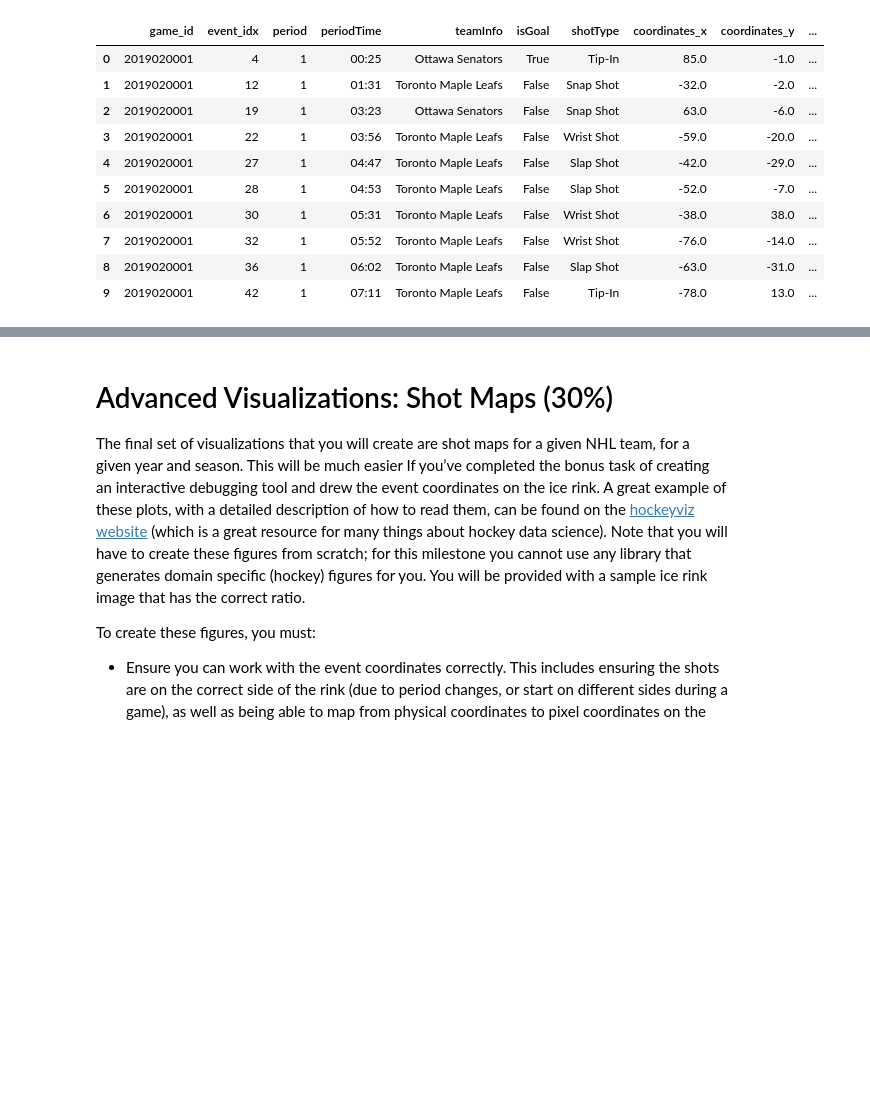
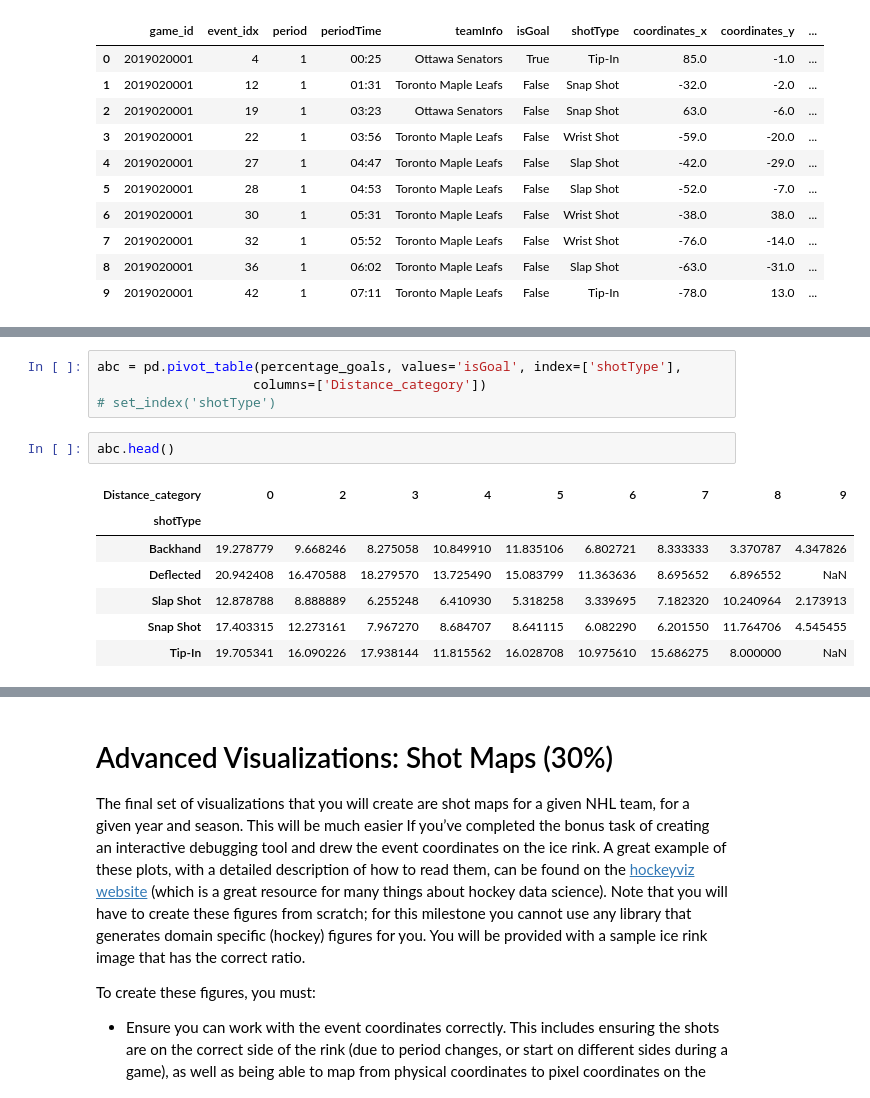
Before and after one commit to Jawing/ift6758-project-template-main, a Jupyter notebook: milestone1-Abhay.ipynb, the cells around one changed output, grey strips where cells are left out. Saved outputs shown, nothing was run; the diff lists cells and outputs as text; blank space fills up the shorter version.

```diff
--- a/milestone1-Abhay.ipynb
+++ b/milestone1-Abhay.ipynb
@@ -948,0 +1008,14 @@ eee  0.934890  1.769551  0.734464  1.395880
+# %%
+abc = pd.pivot_table(percentage_goals, values='isGoal', index=['shotType'],
+                    columns=['Distance_category'])
+# set_index('shotType')
+# %%
+abc.head()
+# %% [output]
+| Distance_category | 0 | 2 | 3 | 4 | 5 | 6 | 7 | 8 | 9 |
+| shotType |  |  |  |  |  |  |  |  |  |
+| Backhand | 19.278779 | 9.668246 | 8.275058 | 10.849910 | 11.835106 | 6.802721 | 8.333333 | 3.370787 | 4.347826 |
+| Deflected | 20.942408 | 16.470588 | 18.279570 | 13.725490 | 15.083799 | 11.363636 | 8.695652 | 6.896552 | NaN |
+| Slap Shot | 12.878788 | 8.888889 | 6.255248 | 6.410930 | 5.318258 | 3.339695 | 7.182320 | 10.240964 | 2.173913 |
+| Snap Shot | 17.403315 | 12.273161 | 7.967270 | 8.684707 | 8.641115 | 6.082290 | 6.201550 | 11.764706 | 4.545455 |
+| Tip-In | 19.705341 | 16.090226 | 17.938144 | 11.815562 | 16.028708 | 10.975610 | 15.686275 | 8.000000 | NaN |
```
Also changed, not shown: parts of 15 cells of this notebook.
